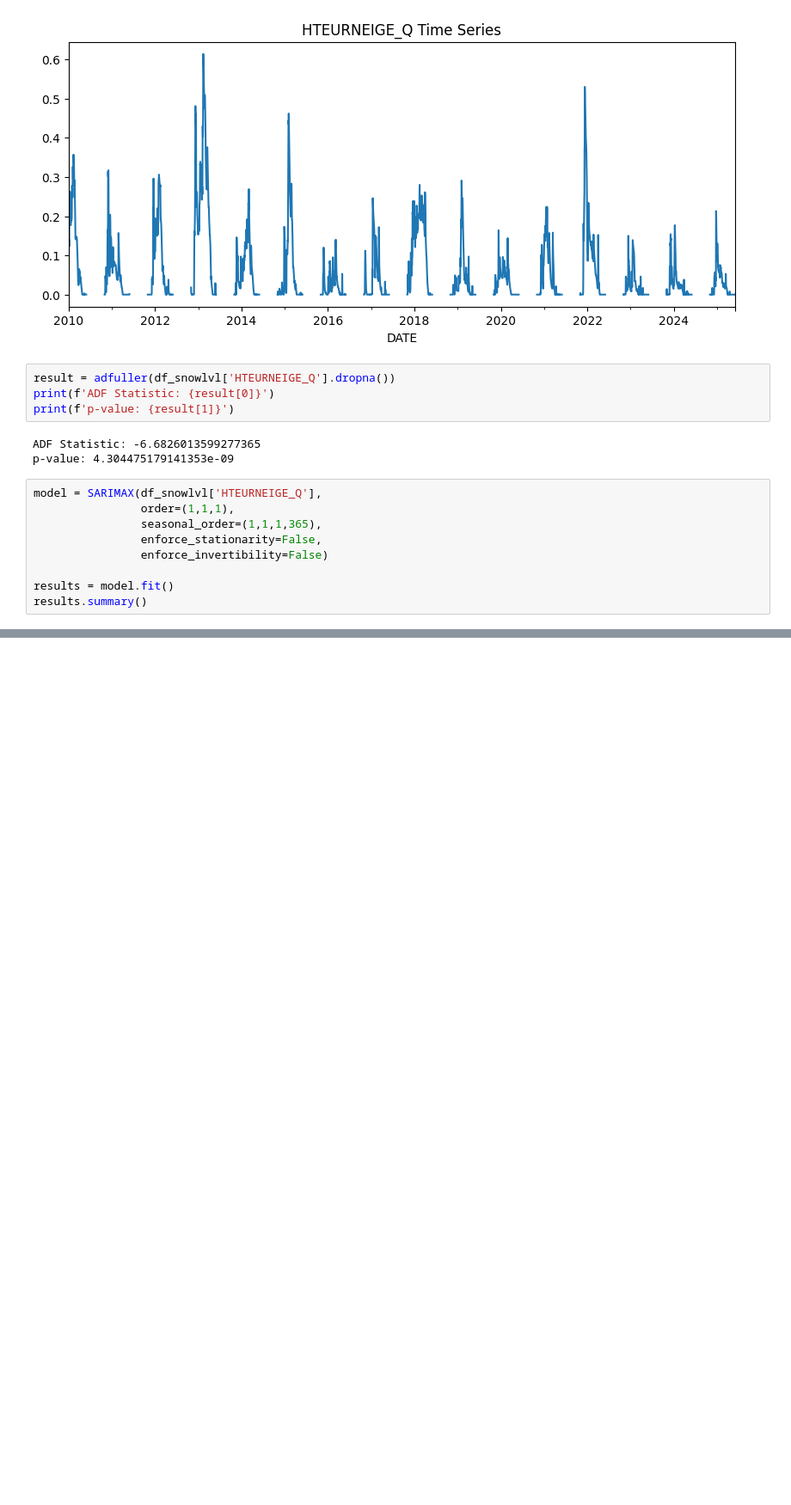
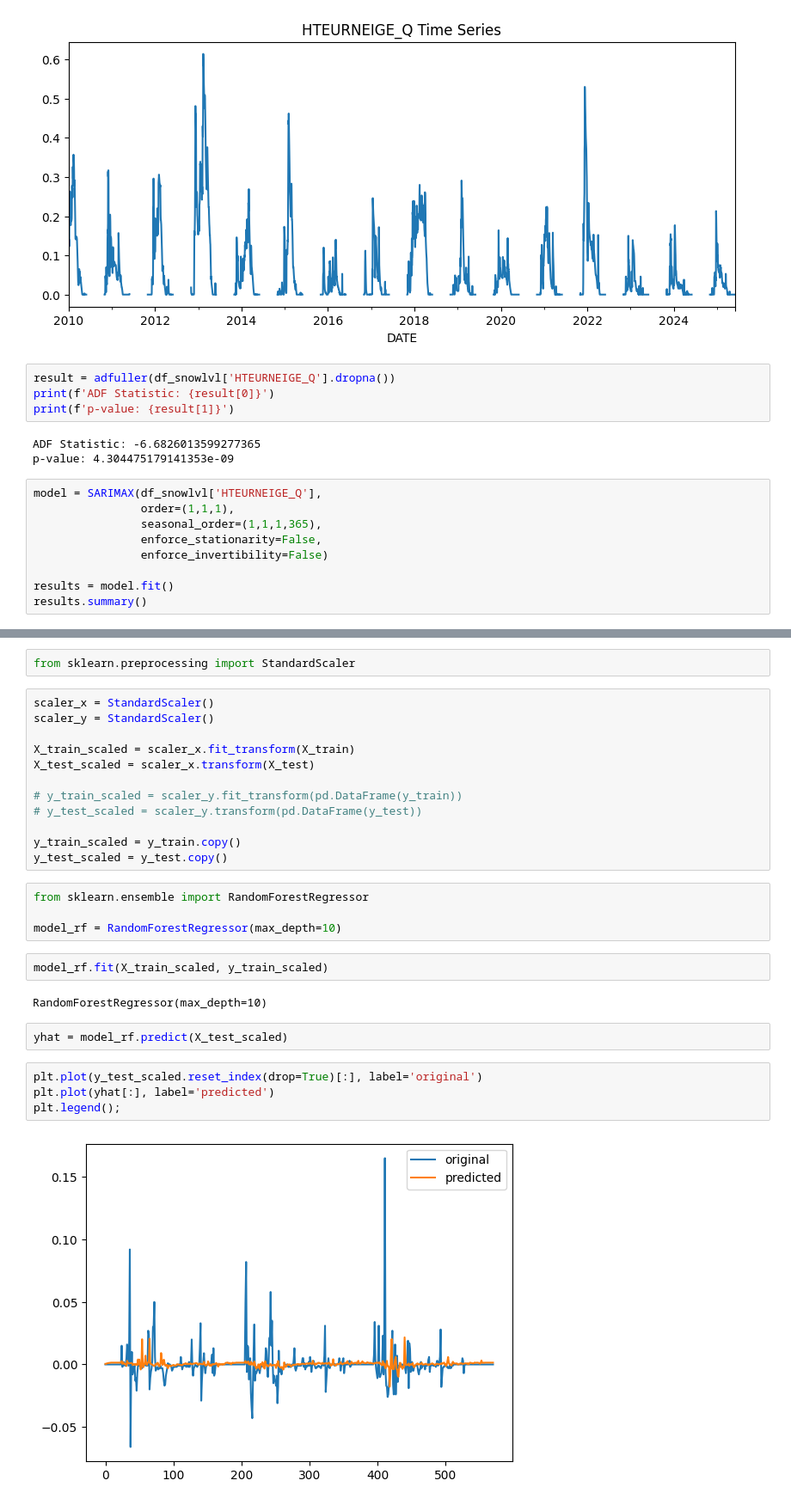
Before and after one commit to lchaus/dfg, a Jupyter notebook: RF_model.ipynb, the cells around one changed output, grey strips where cells are left out. Shown at 86% size. Saved outputs shown, nothing was run; the diff lists cells and outputs as text; blank space fills up the shorter version.

Commit message:
more models

```diff
--- a/RF_model.ipynb
+++ b/RF_model.ipynb
@@ -214,0 +241,30 @@ results.summary()
+# %%
+from sklearn.preprocessing import StandardScaler
+# %%
+scaler_x = StandardScaler()
+scaler_y = StandardScaler()
+
+X_train_scaled = scaler_x.fit_transform(X_train)
+X_test_scaled = scaler_x.transform(X_test)
+
+# y_train_scaled = scaler_y.fit_transform(pd.DataFrame(y_train))
+# y_test_scaled = scaler_y.transform(pd.DataFrame(y_test))
+
+y_train_scaled = y_train.copy()
+y_test_scaled = y_test.copy()
+# %%
+from sklearn.ensemble import RandomForestRegressor
+
+model_rf = RandomForestRegressor(max_depth=10)
+# %%
+model_rf.fit(X_train_scaled, y_train_scaled)
+# %% [output]
+RandomForestRegressor(max_depth=10)
+# %%
+yhat = model_rf.predict(X_test_scaled)
+# %%
+plt.plot(y_test_scaled.reset_index(drop=True)[:], label='original')
+plt.plot(yhat[:], label='predicted')
+plt.legend();
+# %% [output]
+[figure, added]
```
Also changed, not shown: parts of 27 cells of this notebook, 20 other files.
